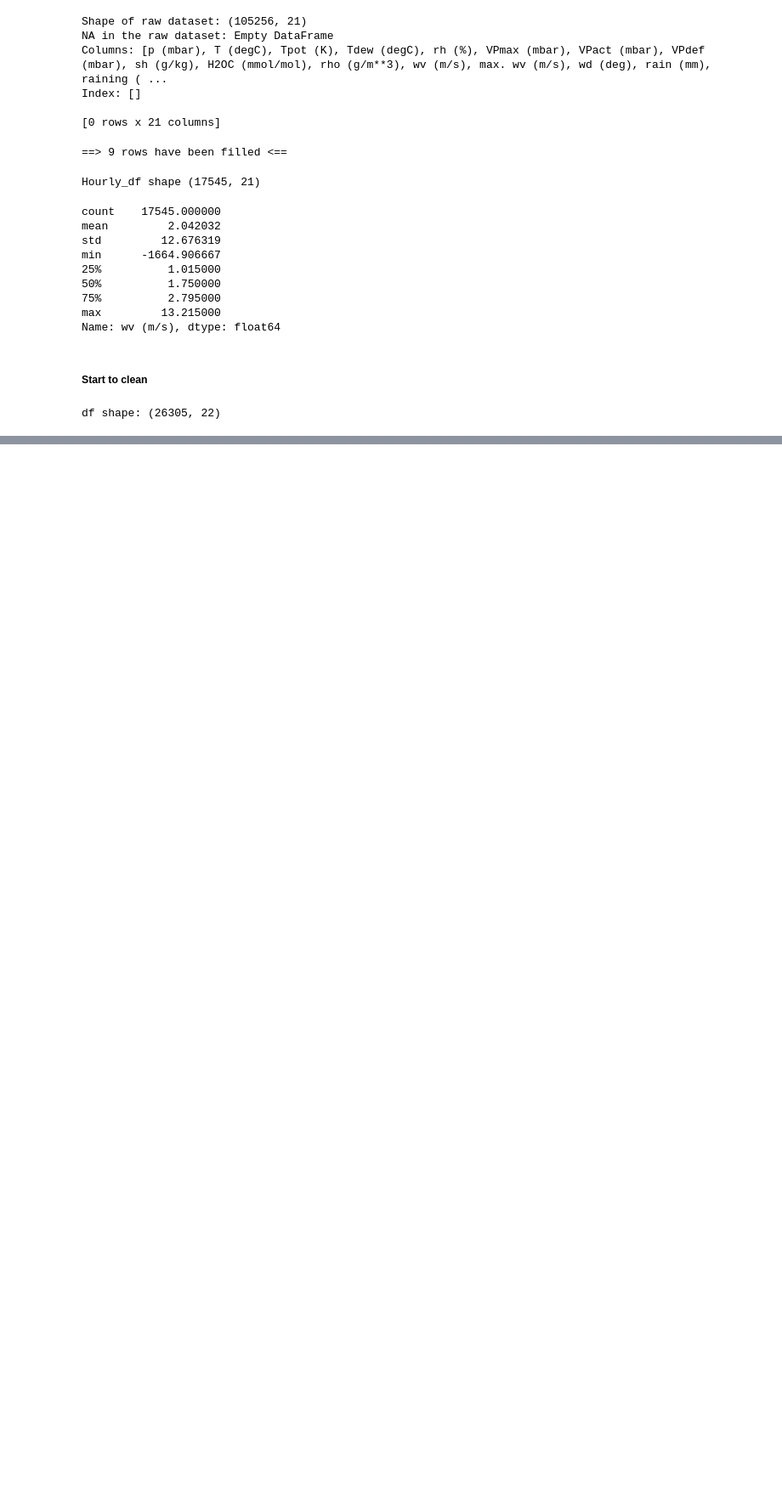
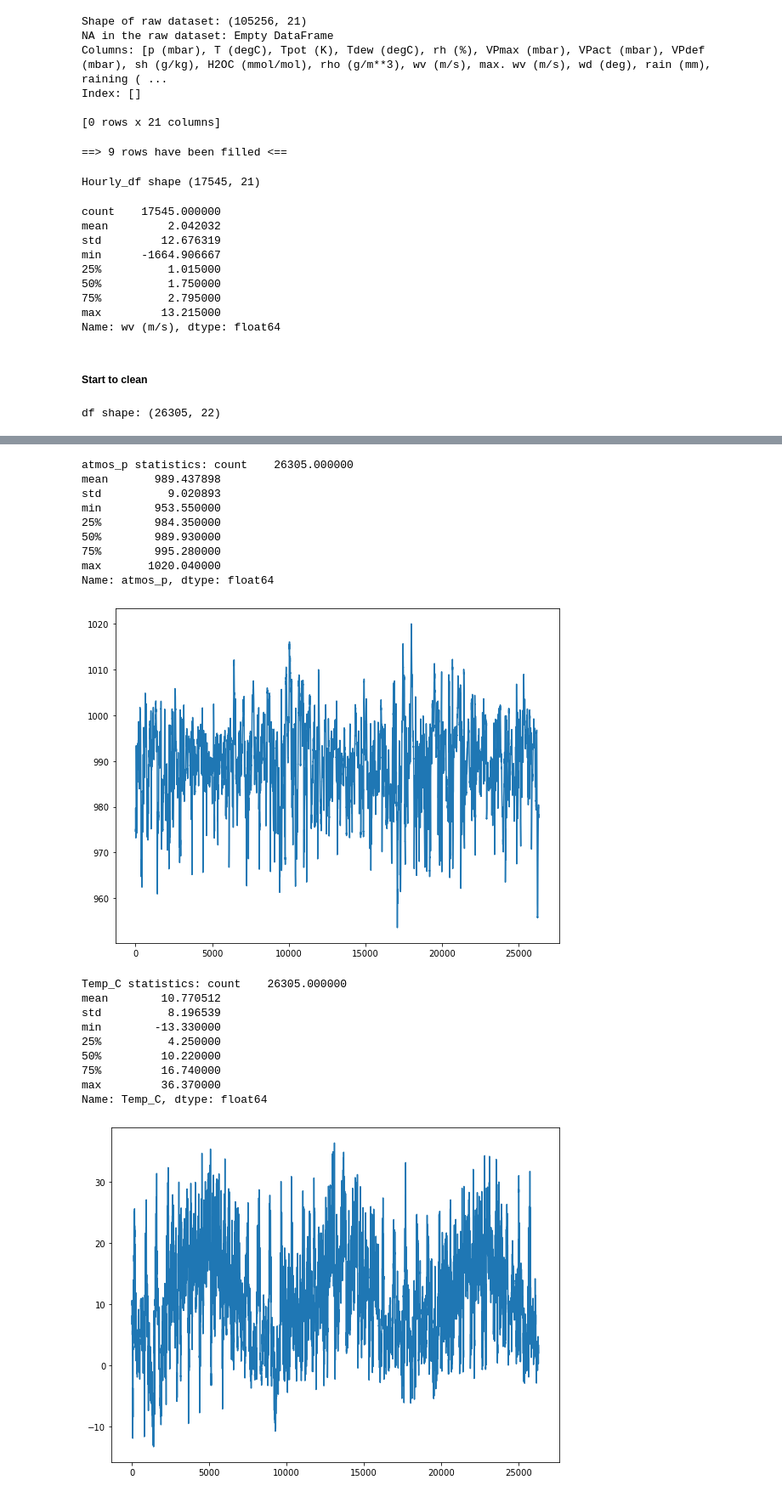
Before and after one commit to hslgao4/Time_series-final_project, a Jupyter notebook: clean_data.ipynb, the cells around one changed output, grey strips where cells are left out. Shown: that part at 85% size. Cells and saved outputs as stored; diff of their text form; code cells hidden in the pictures; blank space fills up the shorter version.

```diff
--- a/clean_data.ipynb
+++ b/clean_data.ipynb
@@ -130,0 +132,31 @@ Index(['date', 'p (mbar)', 'T (degC)', 'Tpot (K)', 'Tdew (degC)', 'rh (%)',
+# %%
+def statistics_and_plt (df):
+    for i in range(1, df.shape[1]):
+        print(f"{df.columns[i]} statistics: {df.iloc[:,i].describe()}")
+        plt.figure(figsize=(8, 6))
+        plt.plot(df.iloc[:,i])
+        plt.tight_layout()
+        plt.show()
+# %%
+statistics_and_plt (df)
+# %% [output]
+atmos_p statistics: count    26305.000000
+mean       989.437898
+std          9.020893
+min        953.550000
+25%        984.350000
+50%        989.930000
+75%        995.280000
+max       1020.040000
+Name: atmos_p, dtype: float64
+[figure, added]
+Temp_C statistics: count    26305.000000
+mean        10.770512
+std          8.196539
+min        -13.330000
+25%          4.250000
+50%         10.220000
+75%         16.740000
+max         36.370000
+Name: Temp_C, dtype: float64
+[figure, added]
```
Also changed, not shown: parts of 5 cells of this notebook.
